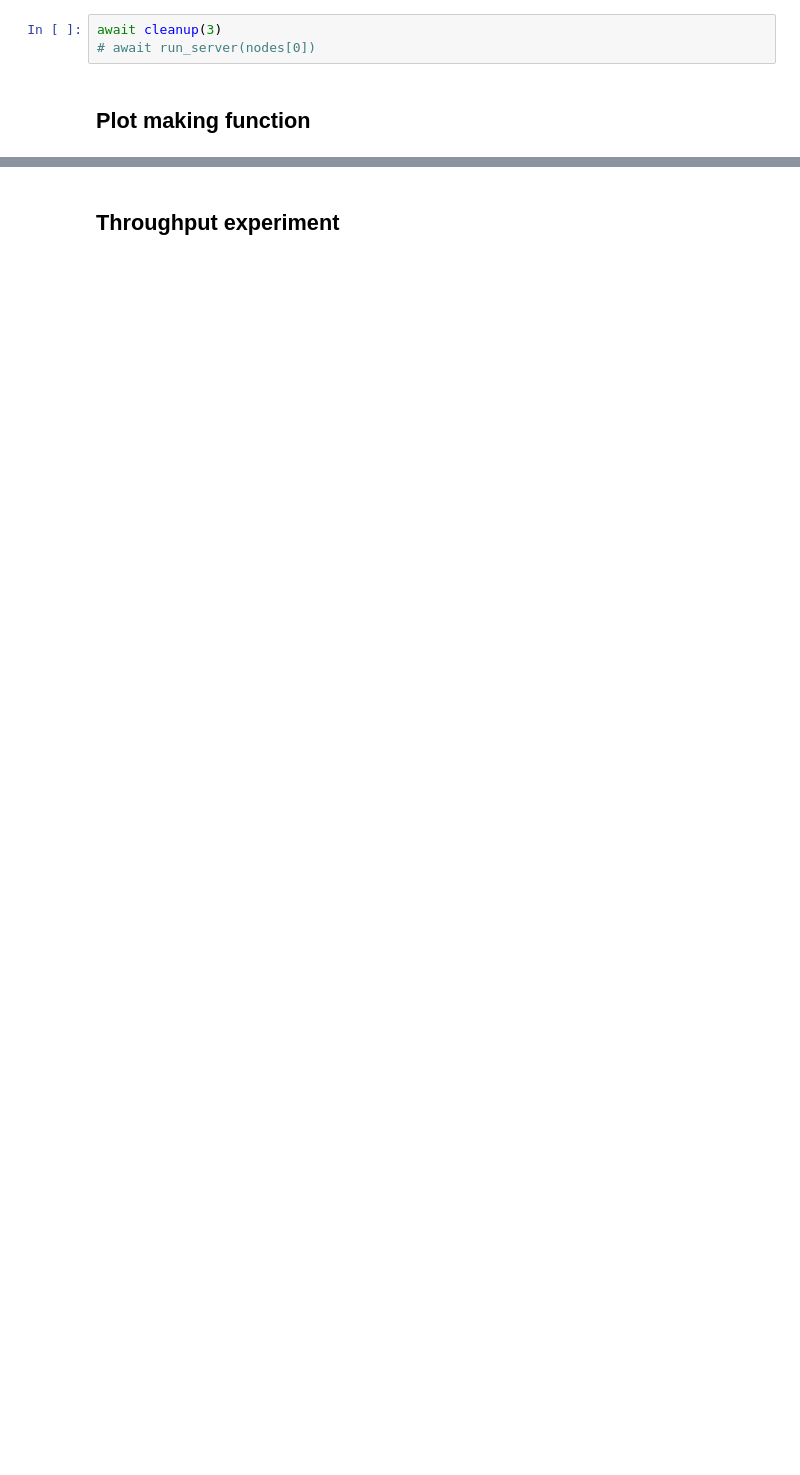
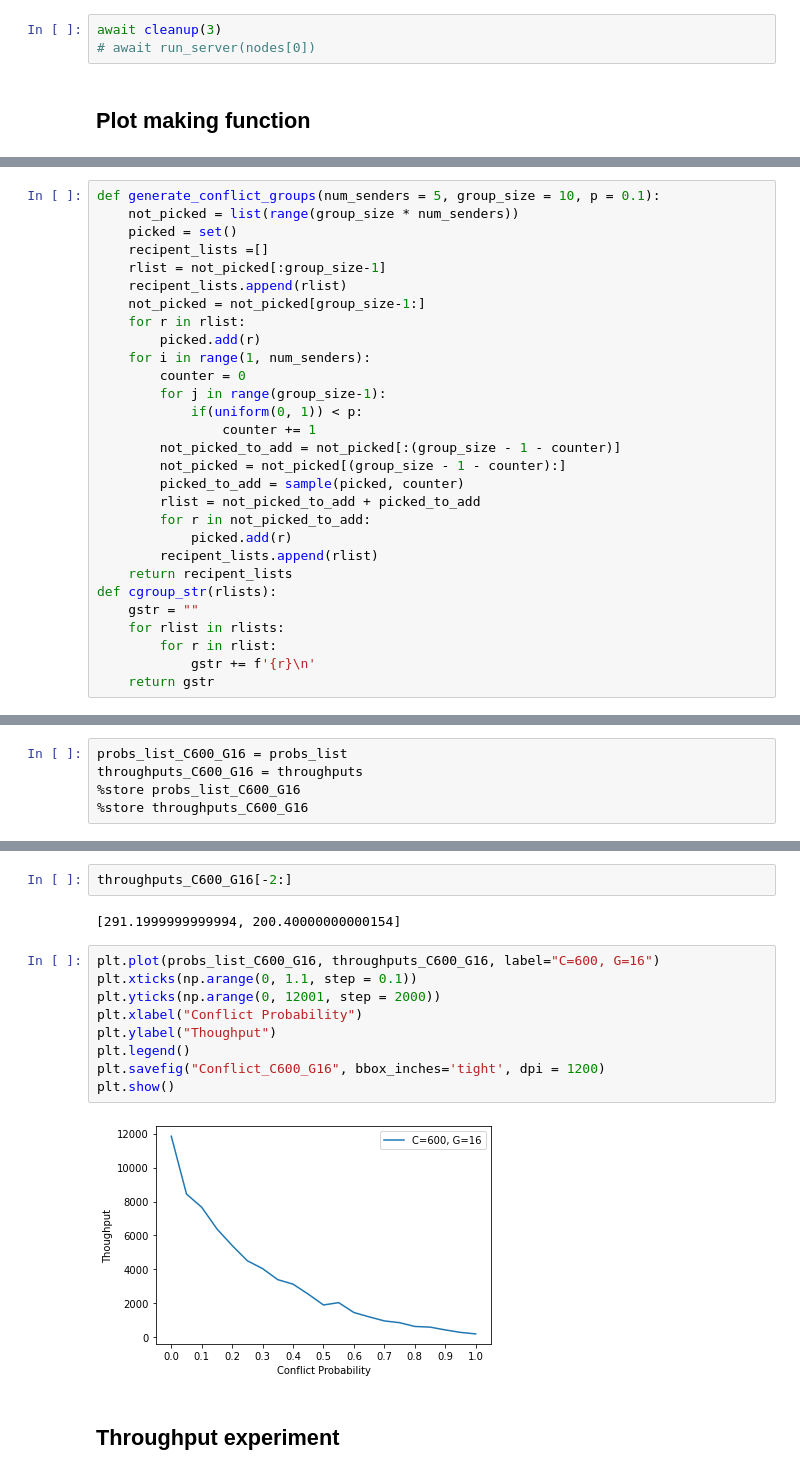
Before and after one commit to princeton-sns/frida, a Jupyter notebook: benchmark_notebook.ipynb, the cells around one changed output, grey strips where cells are left out. Drawn from its saved outputs; the diff is of its cells as text; blank space fills up the shorter version.

```diff
--- a/benchmark_notebook.ipynb
+++ b/benchmark_notebook.ipynb
@@ -249 +224,30 @@ def plot_by_buckets(raw_ts, raw_avgs, raw_p50s, raw_p90s, raw_p99s, show = "1000
     plt.show()
+# %%
+def generate_conflict_groups(num_senders = 5, group_size = 10, p = 0.1):
+    not_picked = list(range(group_size * num_senders))
+    picked = set()
+    recipent_lists =[]
+    rlist = not_picked[:group_size-1]
+    recipent_lists.append(rlist)
+    not_picked = not_picked[group_size-1:]
+    for r in rlist:
+        picked.add(r)
+    for i in range(1, num_senders):
+        counter = 0
+        for j in range(group_size-1):
+            if(uniform(0, 1)) < p:
+                counter += 1
+        not_picked_to_add = not_picked[:(group_size - 1 - counter)]
+        not_picked = not_picked[(group_size - 1 - counter):]
+        picked_to_add = sample(picked, counter)
+        rlist = not_picked_to_add + picked_to_add
+        for r in not_picked_to_add:
+            picked.add(r)
+        recipent_lists.append(rlist)
+    return recipent_lists
+def cgroup_str(rlists):
+    gstr = ""
+    for rlist in rlists:
+        for r in rlist:
+            gstr += f'{r}\n'
+    return gstr
@@ -249,0 +323,5 @@ def plot_by_buckets(raw_ts, raw_avgs, raw_p50s, raw_p90s, raw_p99s, show = "1000
+# %%
+probs_list_C600_G16 = probs_list
+throughputs_C600_G16 = throughputs
+%store probs_list_C600_G16
+%store throughputs_C600_G16
@@ -250,2 +331,17 @@ def plot_by_buckets(raw_ts, raw_avgs, raw_p50s, raw_p90s, raw_p99s, show = "1000
+# %%
+throughputs_C600_G16[-2:]
+# %% [output]
+[291.1999999999994, 200.40000000000154]
+# %%
+plt.plot(probs_list_C600_G16, throughputs_C600_G16, label="C=600, G=16")
+plt.xticks(np.arange(0, 1.1, step = 0.1))
+plt.yticks(np.arange(0, 12001, step = 2000))
+plt.xlabel("Conflict Probability")
+plt.ylabel("Thoughput")
+plt.legend()
+plt.savefig("Conflict_C600_G16", bbox_inches='tight', dpi = 1200)
+plt.show()
+# %% [output]
+[figure, added]
 # %% [markdown]
 ## Throughput experiment
```
Also changed, not shown: parts of 31 cells of this notebook.
